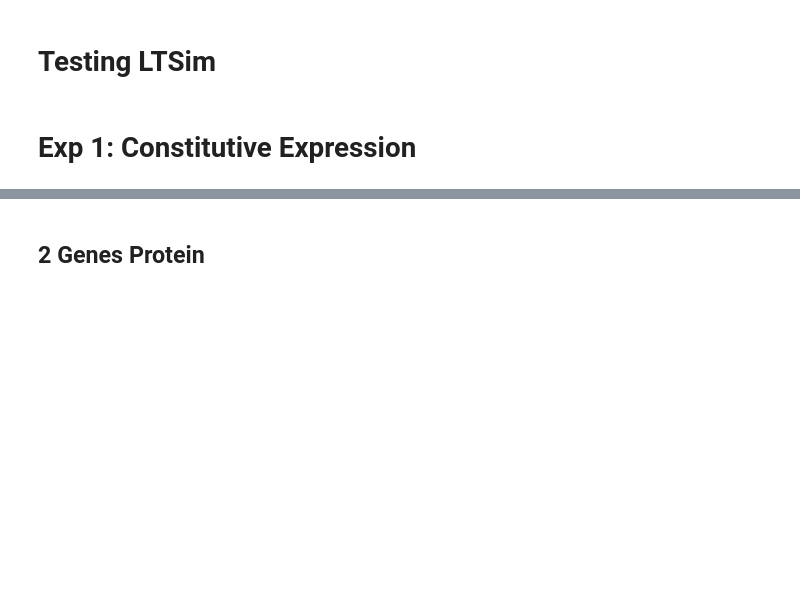
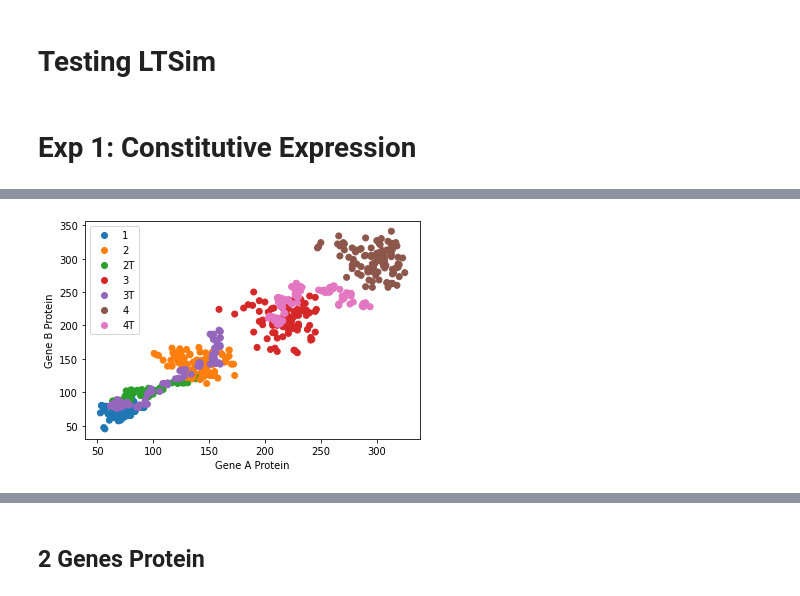
Before and after one commit to Tarun-Mahajan/scnnoise, a Jupyter notebook: doc/Trajectory Inference.ipynb, the cells around one changed output, grey strips where cells are left out. Cells and saved outputs as stored; diff of their text form; code cells hidden in the pictures; blank space fills up the shorter version.

```diff
--- a/doc/Trajectory Inference.ipynb
+++ b/doc/Trajectory Inference.ipynb
@@ -134,0 +70,2 @@ plt.legend(custom_lines, sortedct)
+# %%
+sim1  = lt.LTSim(c1, 2, gene_csv='data/toy_data/two_gene_constitutive.csv', mol_csv ='data/toy_data/two_gene_constitutive_molecule_count.csv',count_csv = 'count.csv',sample_csv = 'Exp1/samplesProt.csv', molecule = "protein")
@@ -135,3 +83,19 @@ plt.legend(custom_lines, sortedct)
+# %%
+#scatter of 2 genes
+plt.scatter(
+     data[data.columns[0]],
+     data[data.columns[1]],
+    c=[sns.color_palette()[x] for x in data[data.columns[-1]].map({"1":0, "2":1, "2T":2,"3":3 ,"3T":4, "4":5, "4T":6 })])
+custom_lines = [Line2D([0], [0], color=sns.color_palette()[x],lw = 0, marker = "o") for x in range(7)]
+
+sortedct = list(set(data[data.columns[-1]]))
+sortedct.sort()
+plt.legend(custom_lines, sortedct)
+plt.ylabel('Gene B Protein')
+plt.xlabel('Gene A Protein')
+plt.savefig('Exp1/Constitutive_prot.pdf')
+# %% [output]
+[figure, added]
 # %%
 for i in range(4):
     print(np.mean(data[data[data.columns[2]] == str(i+1)][data.columns[0]]))
```
Also changed, not shown: parts of 60 cells of this notebook, 2 other files.
